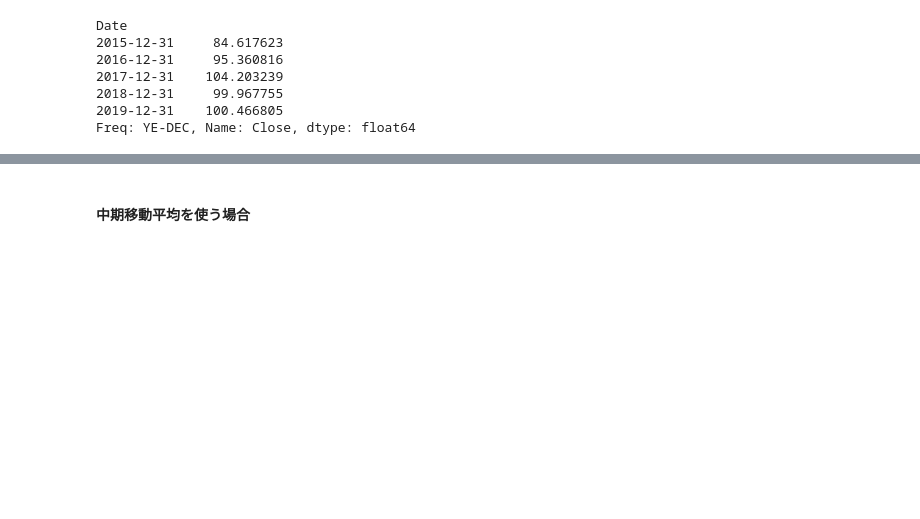
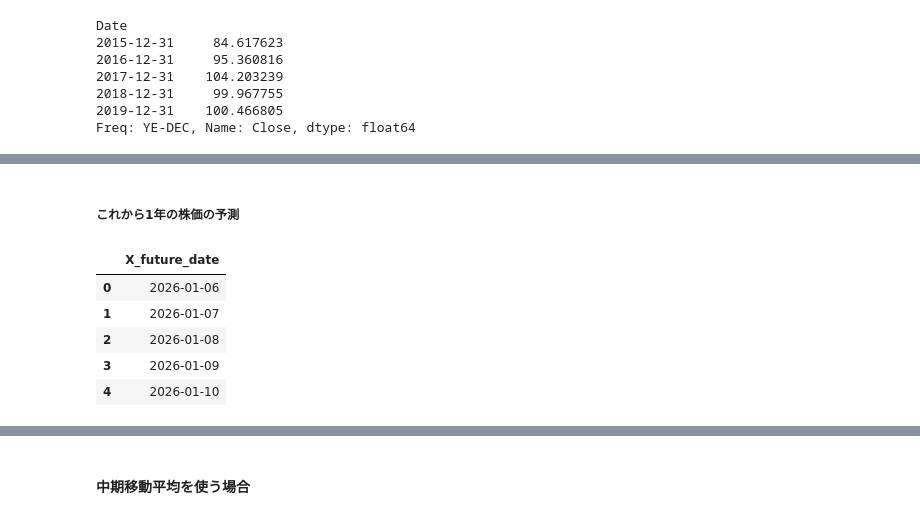
Before and after one commit to lktoby/stock_price, a Jupyter notebook: stock_price.ipynb, the cells around one changed output, grey strips where cells are left out. Saved outputs shown, nothing was run; the diff lists cells and outputs as text; code cells hidden in the pictures; blank space fills up the shorter version.

```diff
--- a/stock_price.ipynb
+++ b/stock_price.ipynb
@@ -711,0 +712,14 @@ plt.show()
+# %% [markdown]
+##### これから1年の株価の予測
+# %%
+future_dates = [*range(len(df_10yr), (len(df_10yr) + 365))]
+X_future_date = pd.to_datetime(future_dates, origin='2018-08-29', unit='D')
+future_df = pd.DataFrame(X_future_date, columns=['X_future_date'])
+display(future_df.head())
+# %% [output]
+|  | X_future_date |
+| 0 | 2026-01-06 |
+| 1 | 2026-01-07 |
+| 2 | 2026-01-08 |
+| 3 | 2026-01-09 |
+| 4 | 2026-01-10 |
```
Also changed, not shown: parts of 15 cells of this notebook, 2 other files.
